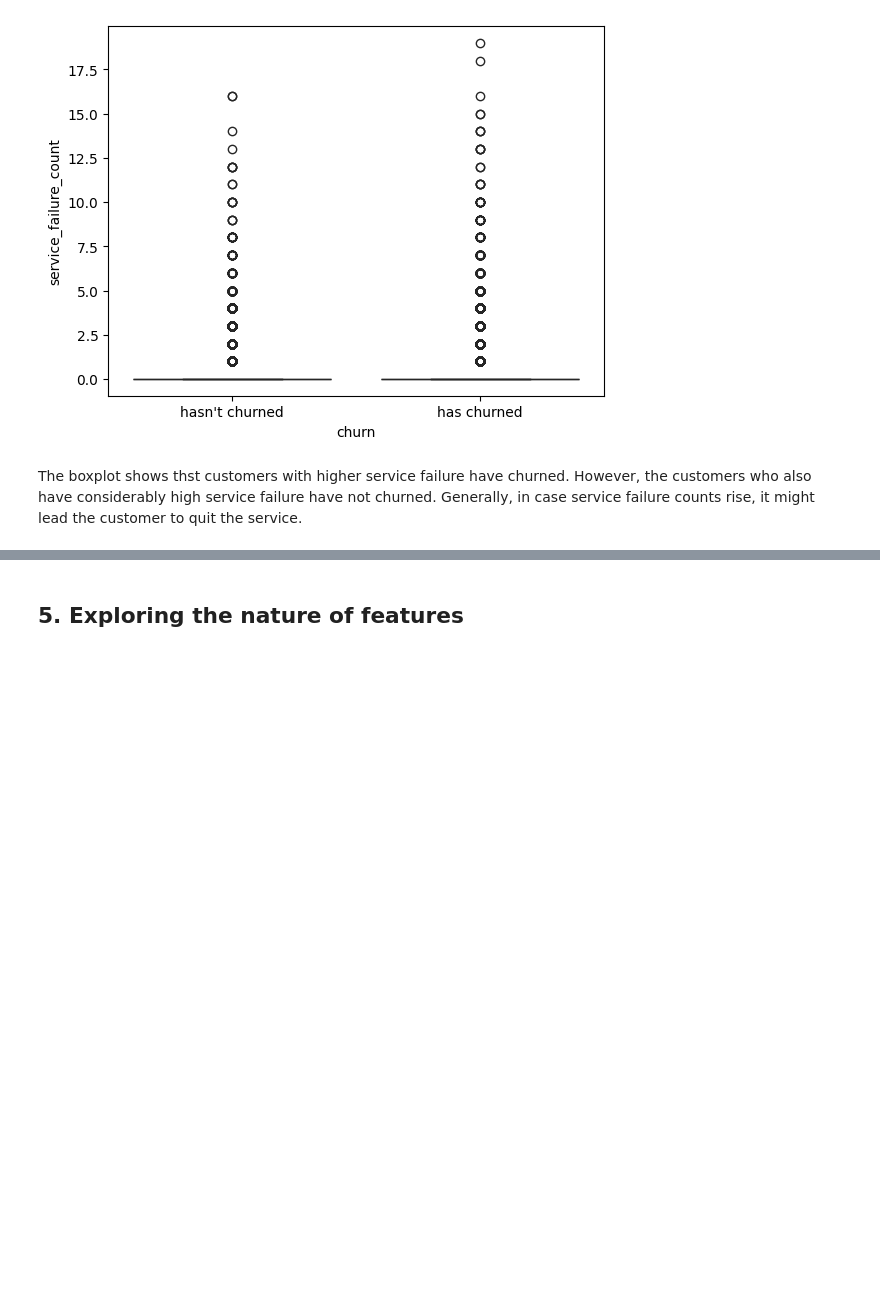
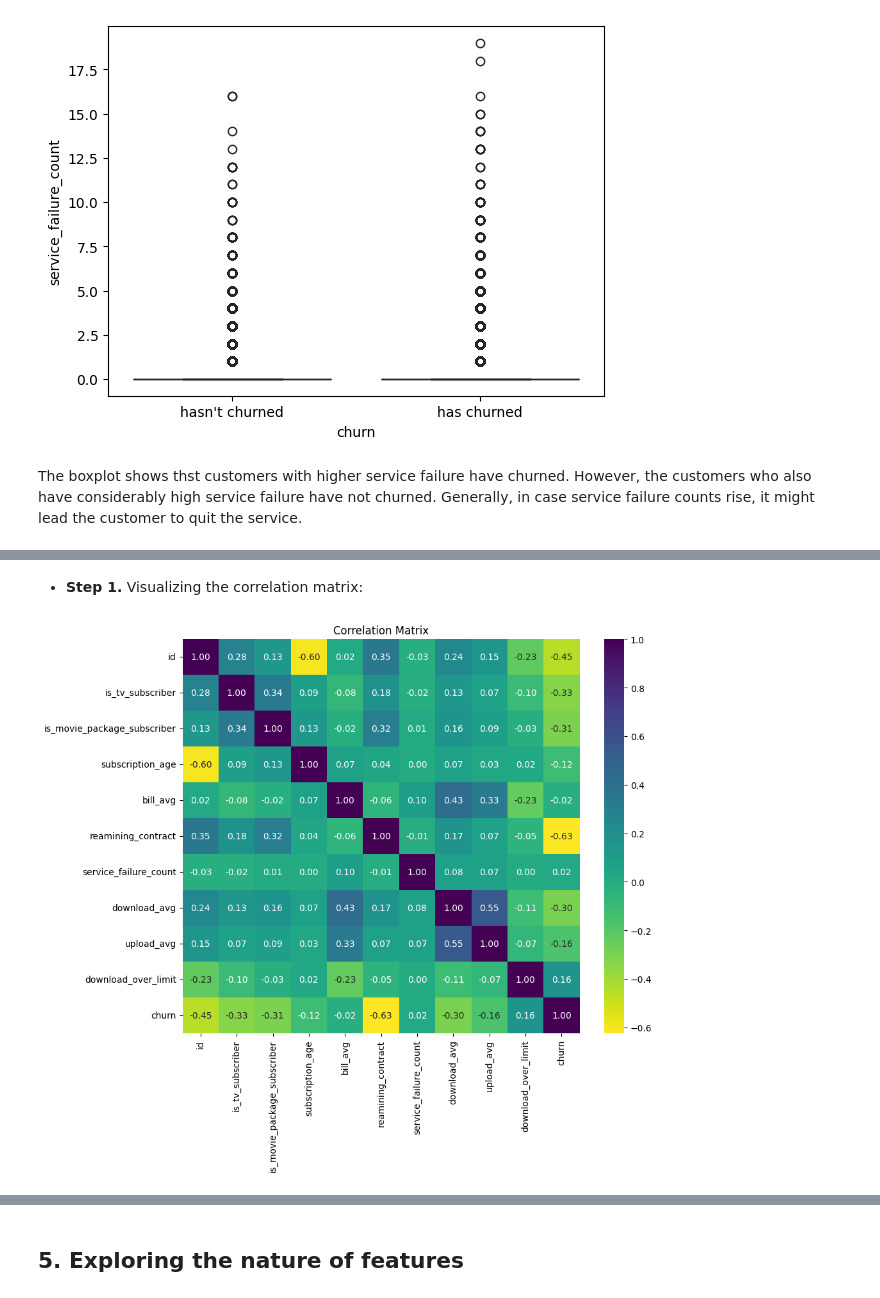
Before and after one commit to jamleston/telecom-project, a Jupyter notebook: analysis_yuli.ipynb, the cells around one changed output, grey strips where cells are left out. Cells and saved outputs as stored; diff of their text form; code cells hidden in the pictures; blank space fills up the shorter version.

Commit message:
correlation analysis added

```diff
--- a/analysis_yuli.ipynb
+++ b/analysis_yuli.ipynb
@@ -162,9 +162,9 @@ def plot_distribution(data, column, title, xlabel):
 
 
 def plot_correlation_matrix(data):
-    plt.figure(figsize=(12, 8))
+    plt.figure(figsize=(10, 8))
     correlation = data.corr()
-    sns.heatmap(correlation, annot=True, cmap="coolwarm", fmt=".2f")
+    sns.heatmap(correlation, annot=True, cmap="viridis_r", fmt=".2f")
     plt.title("Correlation Matrix")
     plt.show()
 
@@ -366,0 +368,6 @@ Reducing Redundancy: Correlation analysis can reveal redundant features. If two
+# %% [markdown]
+- **Step 1.** Visualizing the correlation matrix:
+# %%
+plot_correlation_matrix(df)
+# %% [output]
+[figure, added]
```
Also changed, not shown: parts of 5 cells of this notebook.
